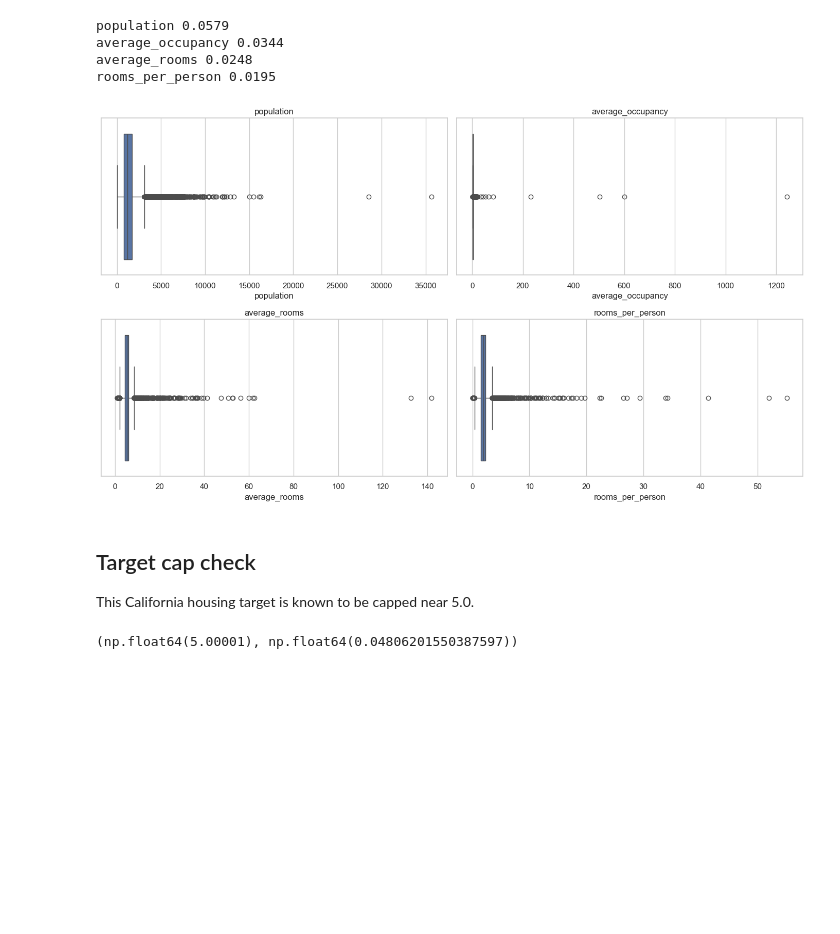
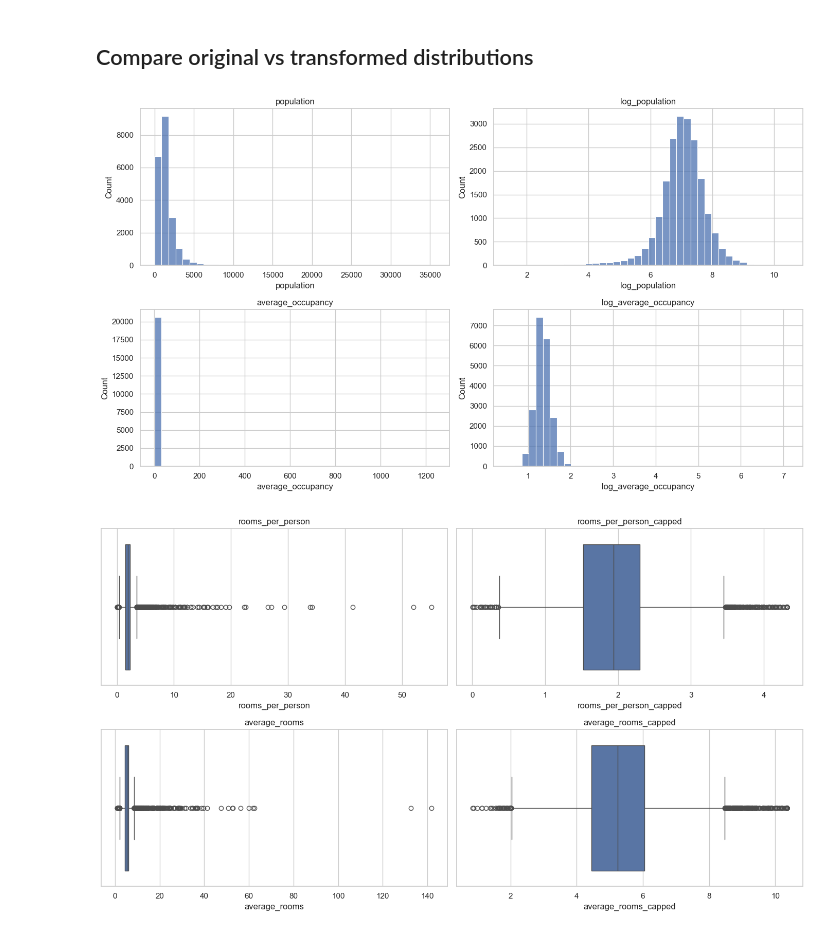
Before and after one commit to nikhileshsirohi/real-estate-ai-platform, a Jupyter notebook: notebooks/01_eda.ipynb, the cells around one changed output. Saved outputs shown, nothing was run; the diff lists cells and outputs as text; code cells hidden in the pictures; blank space fills up the shorter version.

```diff
--- a/notebooks/01_eda.ipynb
+++ b/notebooks/01_eda.ipynb
@@ -104,32 +78,29 @@ plt.tight_layout()
-# %%
-for column in ['population', 'average_occupancy', 'average_rooms', 'rooms_per_person']:
-    q1 = feature_df[column].quantile(0.25)
-    q3 = feature_df[column].quantile(0.75)
-    iqr = q3 - q1
-    lower_bound = q1 - 1.5 * iqr
-    upper_bound = q3 + 1.5 * iqr
-    outlier_ratio = ((feature_df[column] < lower_bound) | (feature_df[column] > upper_bound)).mean()
-    print(column, round(outlier_ratio, 4))
-# %% [output]
-population 0.0579
-average_occupancy 0.0344
-average_rooms 0.0248
-rooms_per_person 0.0195
-# %%
-fig, axes = plt.subplots(2, 2, figsize=(14, 8))
-plot_columns = ['population', 'average_occupancy', 'average_rooms', 'rooms_per_person']
-for axis, column in zip(axes.flatten(), plot_columns):
-    sns.boxplot(x=feature_df[column], ax=axis)
-    axis.set_title(column)
-plt.tight_layout()
-# %% [output]
-[figure, removed]
-# %% [markdown]
-## Target cap check
-
-This California housing target is known to be capped near 5.0.
-# %%
-feature_df['median_house_value'].max(), (feature_df['median_house_value'] >= 5.0).mean()
-# %% [output]
-(np.float64(5.00001), np.float64(0.04806201550387597))
+# %% [markdown]
+## Compare original vs transformed distributions
+# %%
+fig, axes = plt.subplots(2, 2, figsize=(14, 8))
+sns.histplot(feature_df['population'], bins=40, ax=axes[0, 0])
+axes[0, 0].set_title('population')
+sns.histplot(feature_df['log_population'], bins=40, ax=axes[0, 1])
+axes[0, 1].set_title('log_population')
+sns.histplot(feature_df['average_occupancy'], bins=40, ax=axes[1, 0])
+axes[1, 0].set_title('average_occupancy')
+sns.histplot(feature_df['log_average_occupancy'], bins=40, ax=axes[1, 1])
+axes[1, 1].set_title('log_average_occupancy')
+plt.tight_layout()
+# %% [output]
+[figure, added]
+# %%
+fig, axes = plt.subplots(2, 2, figsize=(14, 8))
+sns.boxplot(x=feature_df['rooms_per_person'], ax=axes[0, 0])
+axes[0, 0].set_title('rooms_per_person')
+sns.boxplot(x=feature_df['rooms_per_person_capped'], ax=axes[0, 1])
+axes[0, 1].set_title('rooms_per_person_capped')
+sns.boxplot(x=feature_df['average_rooms'], ax=axes[1, 0])
+axes[1, 0].set_title('average_rooms')
+sns.boxplot(x=feature_df['average_rooms_capped'], ax=axes[1, 1])
+axes[1, 1].set_title('average_rooms_capped')
+plt.tight_layout()
+# %% [output]
+[figure, added]
 # %% [markdown]
```
Also changed, not shown: parts of 26 cells of this notebook, 8 other files.
